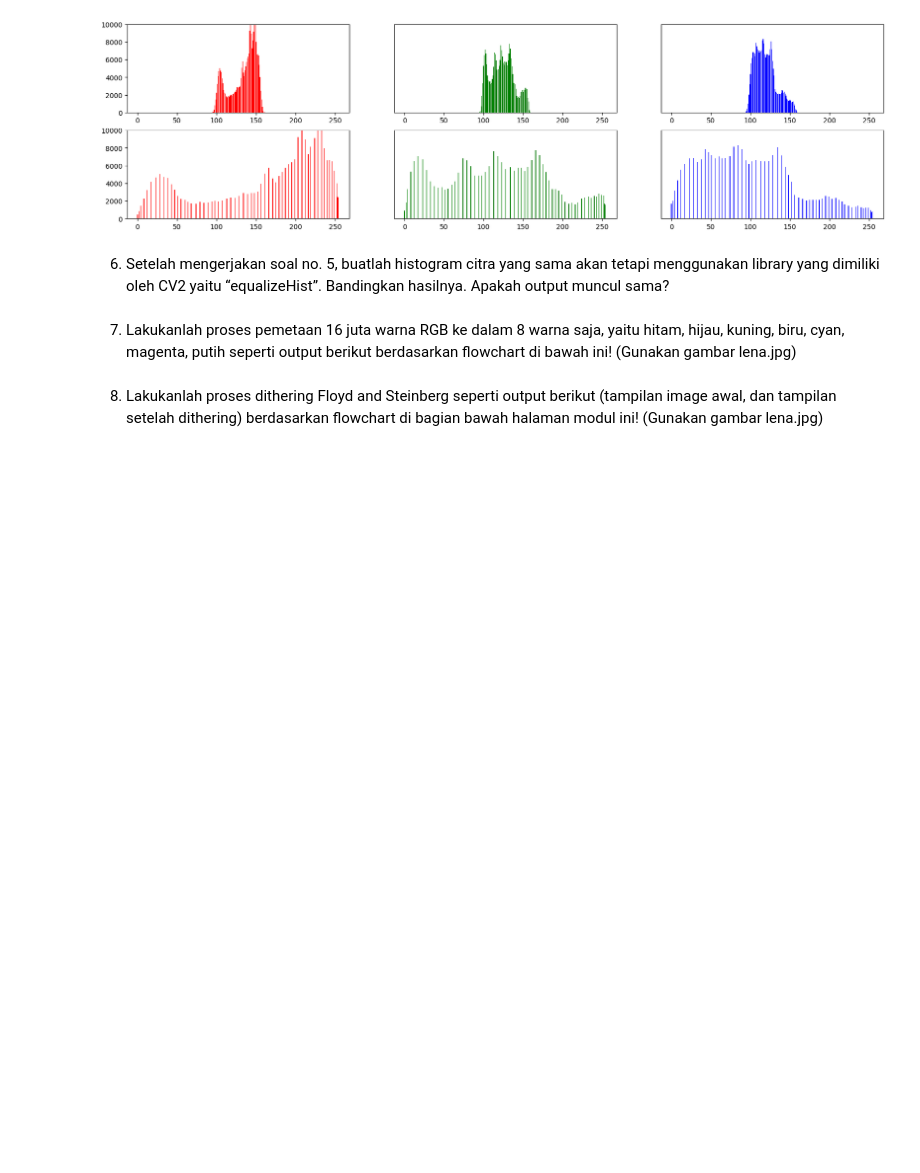
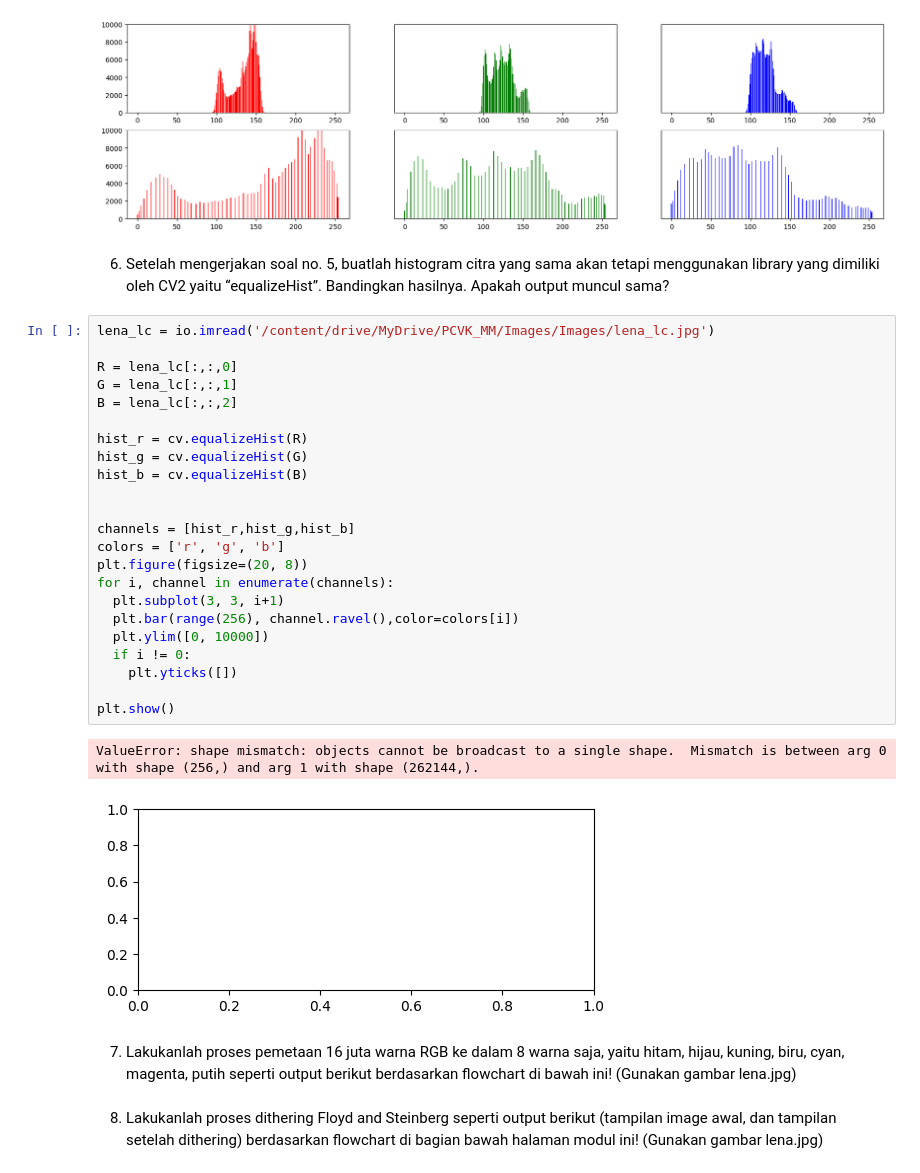
Before and after one commit to edoaurahman/PCVK, a Jupyter notebook: Week6.ipynb, the cells around one changed output. Saved outputs shown, nothing was run; the diff lists cells and outputs as text; blank space fills up the shorter version.

```diff
--- a/Week6.ipynb
+++ b/Week6.ipynb
@@ -175,6 +174,32 @@ plt.show()
 6. Setelah mengerjakan soal no. 5, buatlah histogram citra yang sama akan tetapi
 menggunakan library yang dimiliki oleh CV2 yaitu “equalizeHist”. Bandingkan
 hasilnya. Apakah output muncul sama?
+# %%
+lena_lc = io.imread('/content/drive/MyDrive/PCVK_MM/Images/Images/lena_lc.jpg')
+
+R = lena_lc[:,:,0]
+G = lena_lc[:,:,1]
+B = lena_lc[:,:,2]
+
+hist_r = cv.equalizeHist(R)
+hist_g = cv.equalizeHist(G)
+hist_b = cv.equalizeHist(B)
+
+
+channels = [hist_r,hist_g,hist_b]
+colors = ['r', 'g', 'b']
+plt.figure(figsize=(20, 8))
+for i, channel in enumerate(channels):
+  plt.subplot(3, 3, i+1)
+  plt.bar(range(256), channel.ravel(),color=colors[i])
+  plt.ylim([0, 10000])
+  if i != 0:
+    plt.yticks([])
+
+plt.show()
+# %% [output]
+ValueError: shape mismatch: objects cannot be broadcast to a single shape.  Mismatch is between arg 0 with shape (256,) and arg 1 with shape (262144,).
+[figure, added]
 # %% [markdown]
 7. Lakukanlah proses pemetaan 16 juta warna RGB ke dalam 8 warna saja, yaitu hitam,
 hijau, kuning, biru, cyan, magenta, putih seperti output berikut berdasarkan flowchart
```
Also changed, not shown: parts of 2 cells of this notebook.
